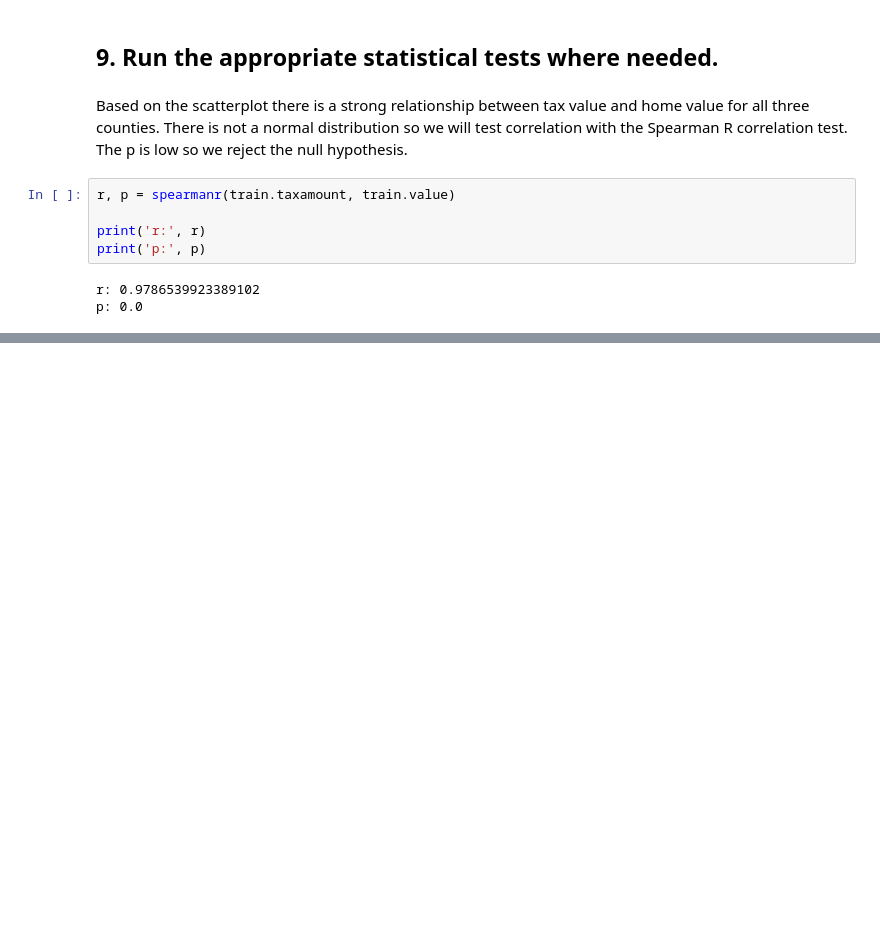
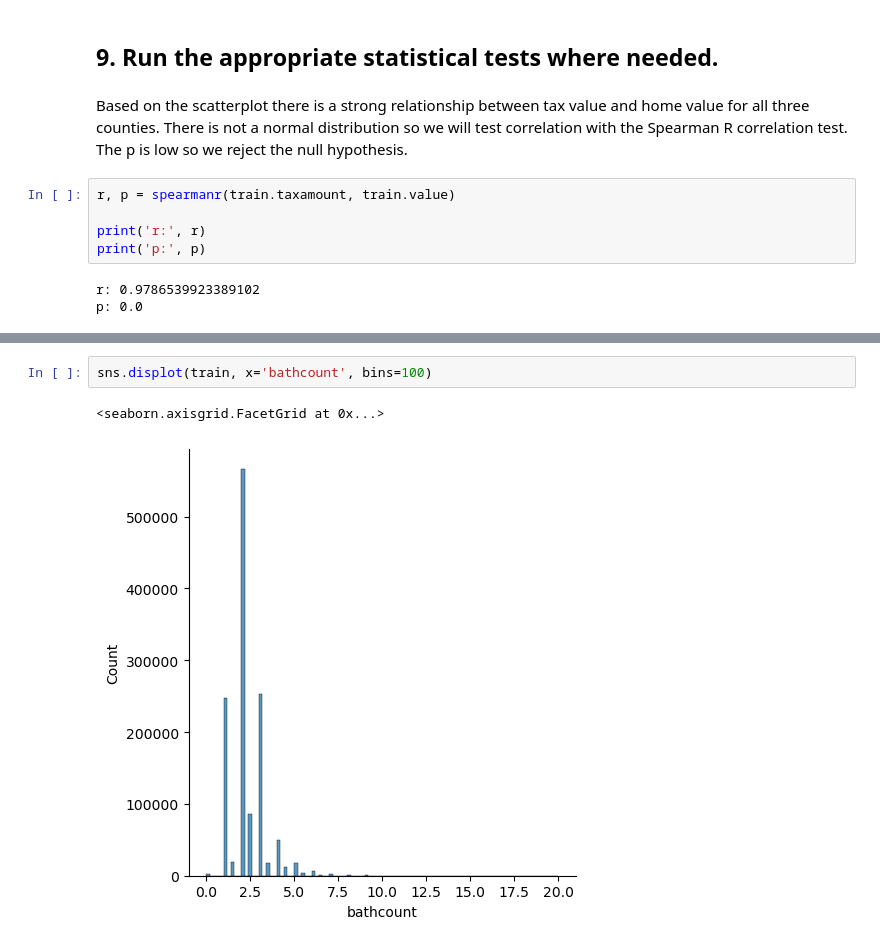
Before and after one commit to elizabethswarren/regression-exercises, a Jupyter notebook: exploration.ipynb, the cells around one changed output, grey strips where cells are left out. Drawn from its saved outputs; the diff is of its cells as text; blank space fills up the shorter version.

```diff
--- a/exploration.ipynb
+++ b/exploration.ipynb
@@ -137,0 +166,5 @@ p: 0.0
+# %%
+sns.displot(train, x='bathcount', bins=100)
+# %% [output]
+<seaborn.axisgrid.FacetGrid at 0x...>
+[figure, added]
```
Also changed, not shown: parts of 21 cells of this notebook.
